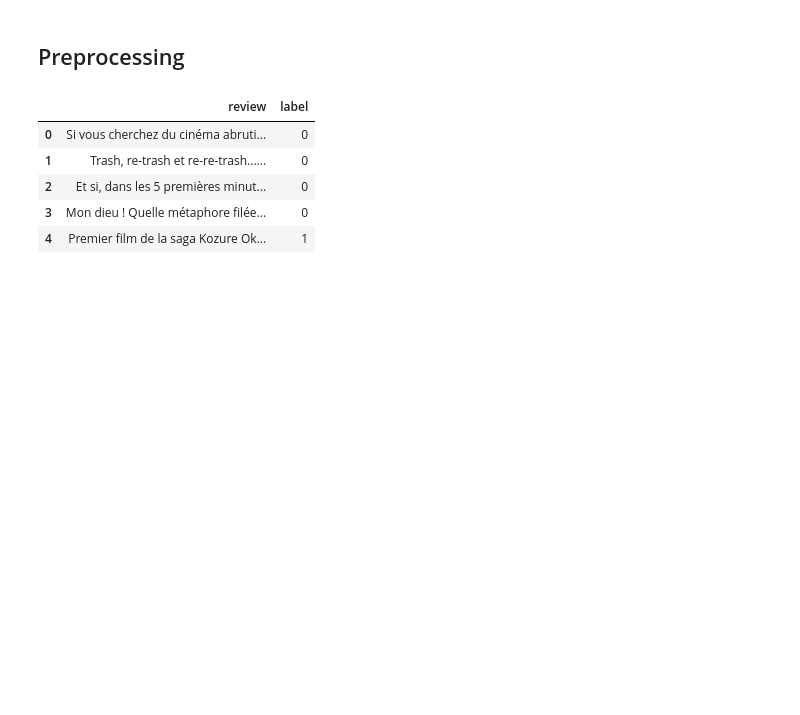
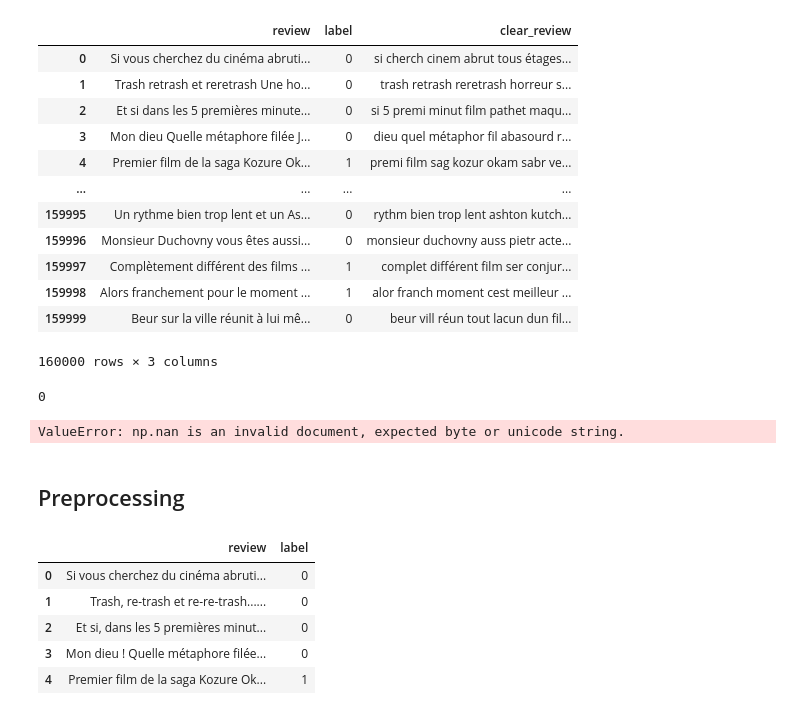
Before and after one commit to LaurentMrl/projetTwitter, a Jupyter notebook: nlp/Untitled.ipynb, the cells around one changed output. Drawn from its saved outputs; the diff is of its cells as text; code cells hidden in the pictures; blank space fills up the shorter version.

```diff
--- a/nlp/Untitled.ipynb
+++ b/nlp/Untitled.ipynb
@@ -19,3 +19,22 @@ from spacy.lang.fr.stop_words import STOP_WORDS as fr_stop
 from joblib import dump, load
 import string
 ps = PorterStemmer()
+# %%
+final_stopwords_list = list(fr_stop)
+tfidfvectorizer = TfidfVectorizer(analyzer='word', stop_words=final_stopwords_list)
+df = pd.read_csv(r"csv/preprocessed_csv/cleared_train.csv", index_col=0)
+df
+# %% [output]
+|  | review | label | clear_review |
+| 0 | Si vous cherchez du cinéma abruti... | 0 | si cherch cinem abrut tous étages... |
+| 1 | Trash retrash et reretrash Une ho... | 0 | trash retrash reretrash horreur s... |
+| 2 | Et si dans les 5 premières minute... | 0 | si 5 premi minut film pathet maqu... |
+| 3 | Mon dieu Quelle métaphore filée J... | 0 | dieu quel métaphor fil abasourd r... |
+| 4 | Premier film de la saga Kozure Ok... | 1 | premi film sag kozur okam sabr ve... |
+| ... | ... | ... | ... |
+| 159995 | Un rythme bien trop lent et un As... | 0 | rythm bien trop lent ashton kutch... |
+| 159996 | Monsieur Duchovny vous êtes aussi... | 0 | monsieur duchovny auss pietr acte... |
+| 159997 | Complètement différent des films ... | 1 | complet différent film ser conjur... |
+| 159998 | Alors franchement pour le moment ... | 1 | alor franch moment cest meilleur ... |
+| 159999 | Beur sur la ville réunit à lui mê... | 0 | beur vill réun tout lacun dun fil... |
+160000 rows × 3 columns
@@ -22,3 +57,14 @@ ps = PorterStemmer()
+# %%
+x = df['clear_review'] == np.nan
+(x == True).sum()
+# %% [output]
+0
+# %%
+# vectoriz
+vectorized_train = tfidfvectorizer.fit_transform(X_train)
+vectorized_test = tfidfvectorizer.transform(X_test)
+# %% [output]
+ValueError: np.nan is an invalid document, expected byte or unicode string.
 # %% [markdown]
 ## Preprocessing
 # %%
```
Also changed, not shown: parts of 1 cell of this notebook, 18 other files.
